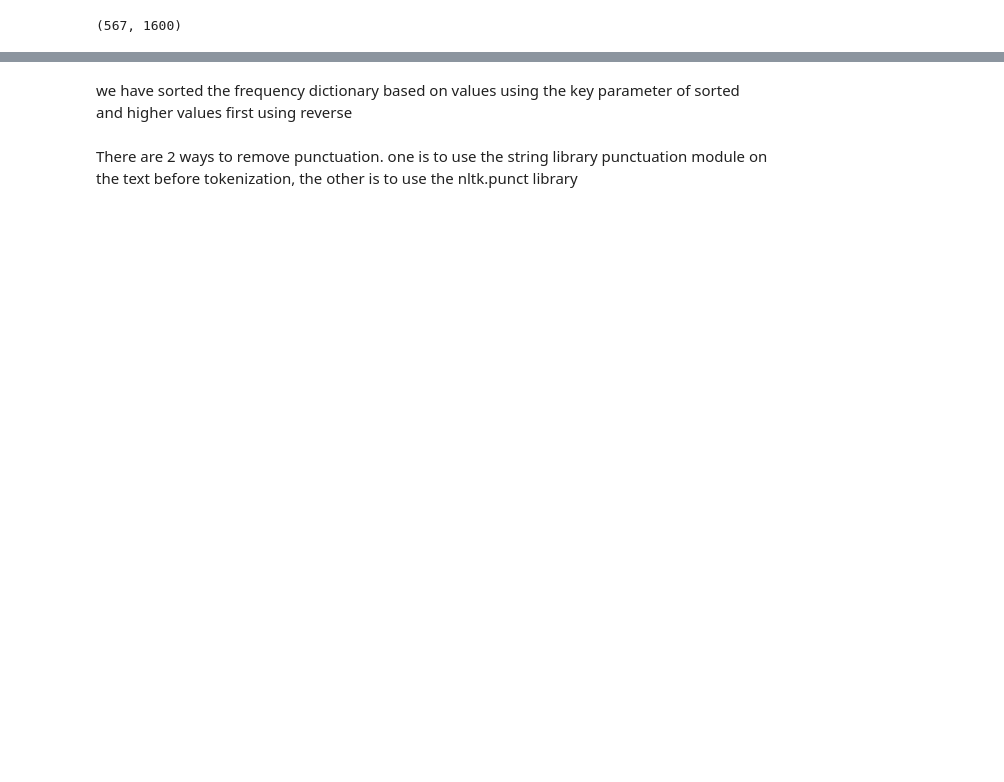
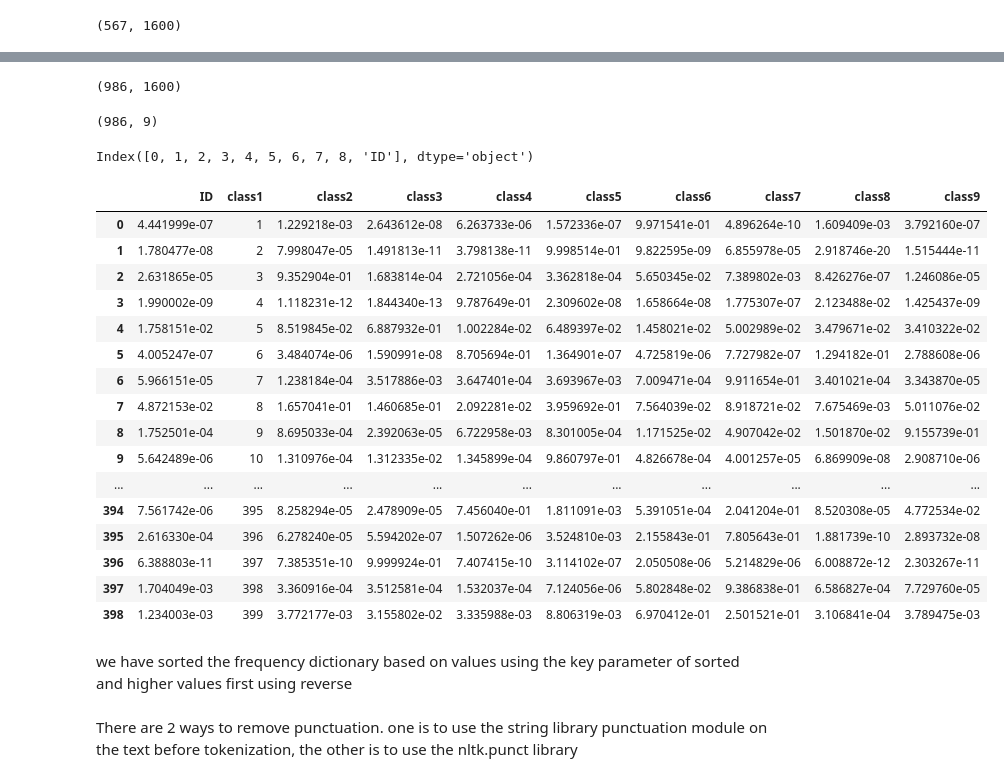
Before and after one commit to me-nobody/jovian-ml-project, a Jupyter notebook: jovian-ml-project-rough.ipynb, the cells around one changed output, grey strips where cells are left out. Drawn from its saved outputs; the diff is of its cells as text; code cells hidden in the pictures; blank space fills up the shorter version.

Commit message:
stage2 predicted first time

```diff
--- a/jovian-ml-project-rough.ipynb
+++ b/jovian-ml-project-rough.ipynb
@@ -522,0 +499,40 @@ class_9[class_9['cleaned_text'] == class_9['cleaned_text'].unique()[5]]
+# %%
+X_stage2_test.shape
+# %% [output]
+(986, 1600)
+# %%
+y_pred_stage2 = bow_model.predict_proba(X_stage2_test)
+# %%
+y_pred_stage2.shape
+# %% [output]
+(986, 9)
+# %%
+y_pred_stage2_df = pd.DataFrame(y_pred_stage2)
+# %%
+y_pred_stage2_df['ID']=stage2_test_text_df['ID']
+# %%
+y_pred_stage2_df.columns
+# %% [output]
+Index([0, 1, 2, 3, 4, 5, 6, 7, 8, 'ID'], dtype='object')
+# %%
+y_pred_stage2_df.columns = ['class1','class2','class3','class4','class5','class6','class7','class8','class9','ID']
+# %%
+y_pred_stage2_df=y_pred_stage2_df[['ID','class1','class2','class3','class4','class5','class6','class7','class8','class9']]
+# %% [output]
+|  | ID | class1 | class2 | class3 | class4 | class5 | class6 | class7 | class8 | class9 |
+| 0 | 4.441999e-07 | 1 | 1.229218e-03 | 2.643612e-08 | 6.263733e-06 | 1.572336e-07 | 9.971541e-01 | 4.896264e-10 | 1.609409e-03 | 3.792160e-07 |
+| 1 | 1.780477e-08 | 2 | 7.998047e-05 | 1.491813e-11 | 3.798138e-11 | 9.998514e-01 | 9.822595e-09 | 6.855978e-05 | 2.918746e-20 | 1.515444e-11 |
+| 2 | 2.631865e-05 | 3 | 9.352904e-01 | 1.683814e-04 | 2.721056e-04 | 3.362818e-04 | 5.650345e-02 | 7.389802e-03 | 8.426276e-07 | 1.246086e-05 |
+| 3 | 1.990002e-09 | 4 | 1.118231e-12 | 1.844340e-13 | 9.787649e-01 | 2.309602e-08 | 1.658664e-08 | 1.775307e-07 | 2.123488e-02 | 1.425437e-09 |
+| 4 | 1.758151e-02 | 5 | 8.519845e-02 | 6.887932e-01 | 1.002284e-02 | 6.489397e-02 | 1.458021e-02 | 5.002989e-02 | 3.479671e-02 | 3.410322e-02 |
+| 5 | 4.005247e-07 | 6 | 3.484074e-06 | 1.590991e-08 | 8.705694e-01 | 1.364901e-07 | 4.725819e-06 | 7.727982e-07 | 1.294182e-01 | 2.788608e-06 |
+| 6 | 5.966151e-05 | 7 | 1.238184e-04 | 3.517886e-03 | 3.647401e-04 | 3.693967e-03 | 7.009471e-04 | 9.911654e-01 | 3.401021e-04 | 3.343870e-05 |
+| 7 | 4.872153e-02 | 8 | 1.657041e-01 | 1.460685e-01 | 2.092281e-02 | 3.959692e-01 | 7.564039e-02 | 8.918721e-02 | 7.675469e-03 | 5.011076e-02 |
+| 8 | 1.752501e-04 | 9 | 8.695033e-04 | 2.392063e-05 | 6.722958e-03 | 8.301005e-04 | 1.171525e-02 | 4.907042e-02 | 1.501870e-02 | 9.155739e-01 |
+| 9 | 5.642489e-06 | 10 | 1.310976e-04 | 1.312335e-02 | 1.345899e-04 | 9.860797e-01 | 4.826678e-04 | 4.001257e-05 | 6.869909e-08 | 2.908710e-06 |
+| ... | ... | ... | ... | ... | ... | ... | ... | ... | ... | ... |
+| 394 | 7.561742e-06 | 395 | 8.258294e-05 | 2.478909e-05 | 7.456040e-01 | 1.811091e-03 | 5.391051e-04 | 2.041204e-01 | 8.520308e-05 | 4.772534e-02 |
+| 395 | 2.616330e-04 | 396 | 6.278240e-05 | 5.594202e-07 | 1.507262e-06 | 3.524810e-03 | 2.155843e-01 | 7.805643e-01 | 1.881739e-10 | 2.893732e-08 |
+| 396 | 6.388803e-11 | 397 | 7.385351e-10 | 9.999924e-01 | 7.407415e-10 | 3.114102e-07 | 2.050508e-06 | 5.214829e-06 | 6.008872e-12 | 2.303267e-11 |
+| 397 | 1.704049e-03 | 398 | 3.360916e-04 | 3.512581e-04 | 1.532037e-04 | 7.124056e-06 | 5.802848e-02 | 9.386838e-01 | 6.586827e-04 | 7.729760e-05 |
+| 398 | 1.234003e-03 | 399 | 3.772177e-03 | 3.155802e-02 | 3.335988e-03 | 8.806319e-03 | 6.970412e-01 | 2.501521e-01 | 3.106841e-04 | 3.789475e-03 |
```
Also changed, not shown: parts of 59 cells of this notebook.
